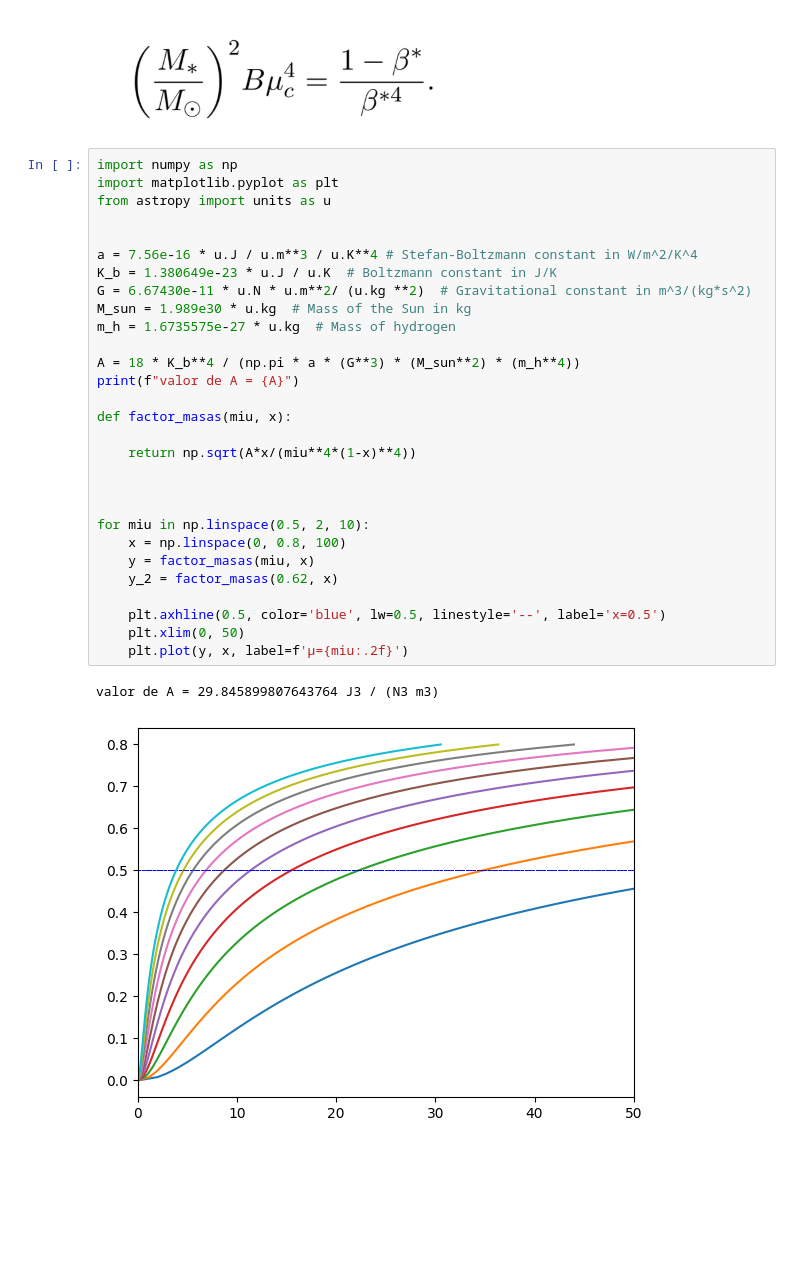
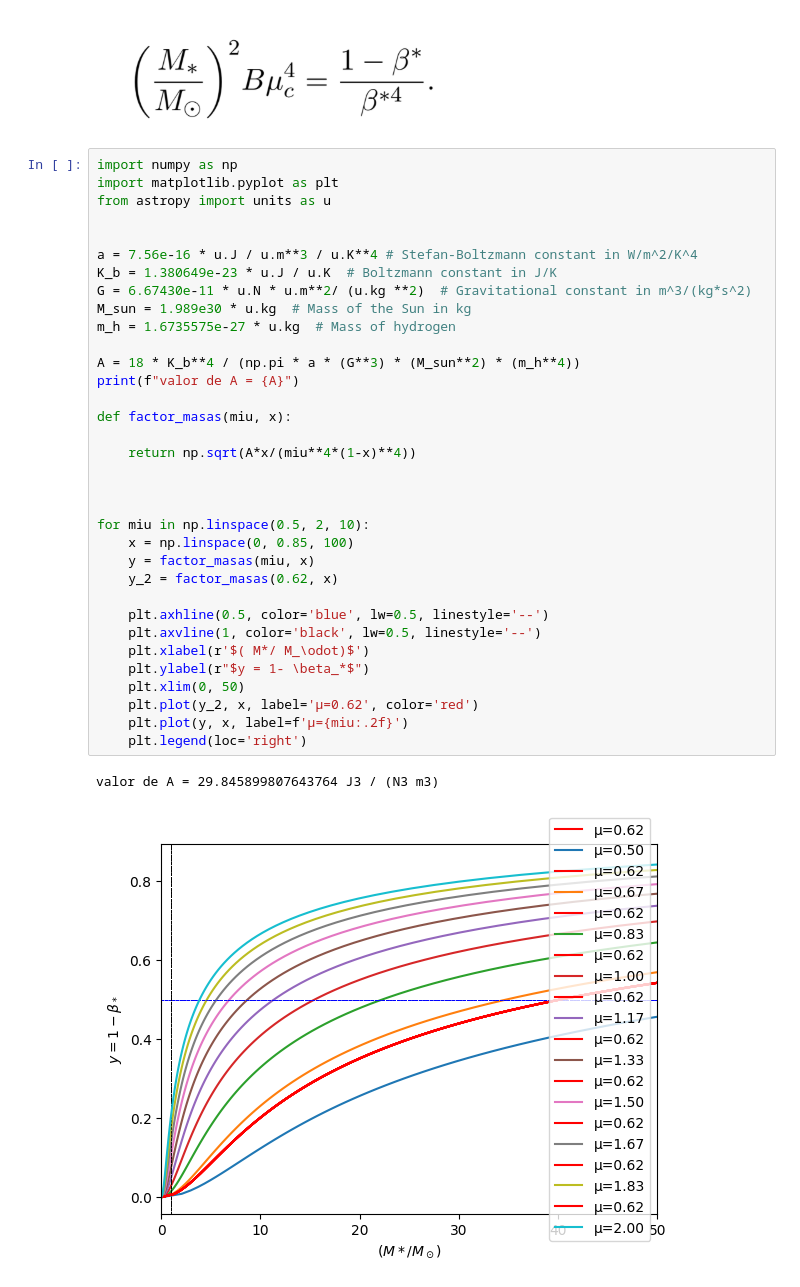
Before and after one commit to eadelgadillom/estructura_estelar, a Jupyter notebook: GT-2.ipynb, the cells around one changed output. Cells and saved outputs as stored; diff of their text form; blank space fills up the shorter version.

```diff
--- a/GT-2.ipynb
+++ b/GT-2.ipynb
@@ -3,32 +3,37 @@
 # %%
 import numpy as np
 import matplotlib.pyplot as plt
 from astropy import units as u
 
 
 a = 7.56e-16 * u.J / u.m**3 / u.K**4 # Stefan-Boltzmann constant in W/m^2/K^4
 K_b = 1.380649e-23 * u.J / u.K  # Boltzmann constant in J/K
 G = 6.67430e-11 * u.N * u.m**2/ (u.kg **2)  # Gravitational constant in m^3/(kg*s^2)
 M_sun = 1.989e30 * u.kg  # Mass of the Sun in kg
 m_h = 1.6735575e-27 * u.kg  # Mass of hydrogen
 
 A = 18 * K_b**4 / (np.pi * a * (G**3) * (M_sun**2) * (m_h**4))
 print(f"valor de A = {A}")
 
 def factor_masas(miu, x):
 
     return np.sqrt(A*x/(miu**4*(1-x)**4))
 
 
 
 for miu in np.linspace(0.5, 2, 10):
-    x = np.linspace(0, 0.8, 100)
+    x = np.linspace(0, 0.85, 100)
     y = factor_masas(miu, x)
     y_2 = factor_masas(0.62, x)
 
-    plt.axhline(0.5, color='blue', lw=0.5, linestyle='--', label='x=0.5')
+    plt.axhline(0.5, color='blue', lw=0.5, linestyle='--')
+    plt.axvline(1, color='black', lw=0.5, linestyle='--')
+    plt.xlabel(r'$( M*/ M_\odot)$')
+    plt.ylabel(r"$y = 1- \beta_*$")
     plt.xlim(0, 50)
+    plt.plot(y_2, x, label='μ=0.62', color='red')
     plt.plot(y, x, label=f'μ={miu:.2f}')
+    plt.legend(loc='right')
 # %% [output]
 valor de A = 29.845899807643764 J3 / (N3 m3)
-[figure, old version]
+[figure, new version]
```
Also changed, not shown: parts of 1 cell of this notebook.
